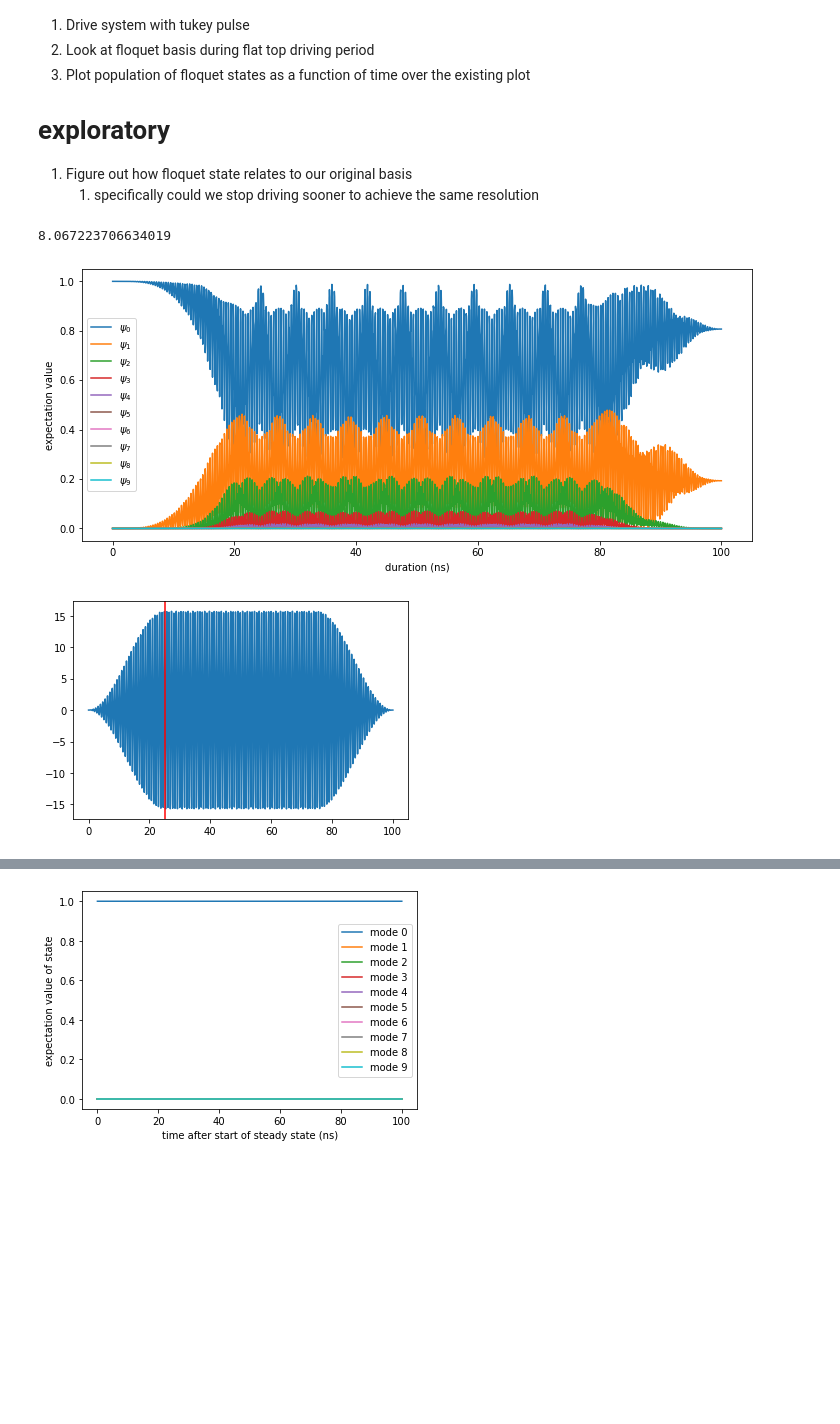
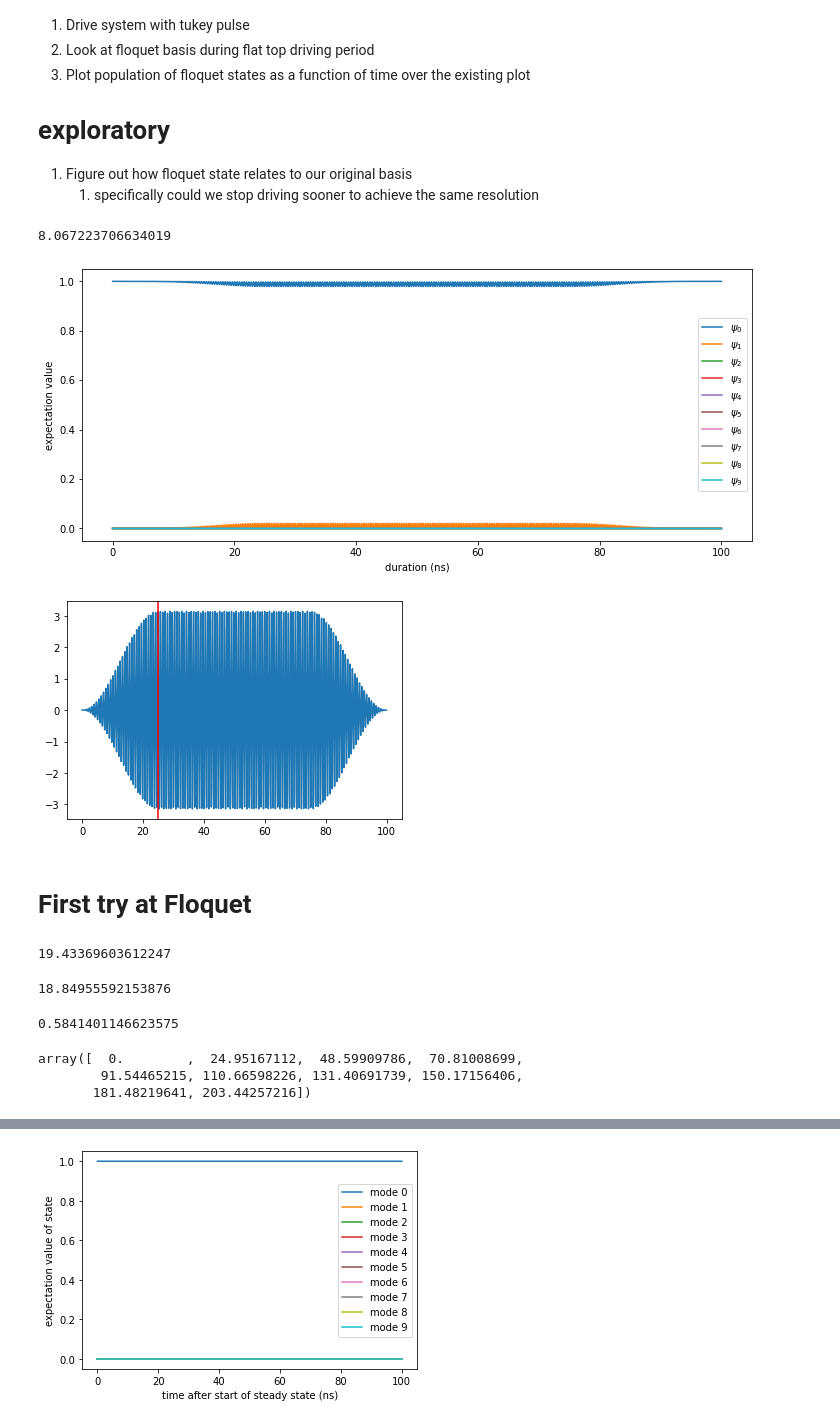
Before and after one commit to david-gorski/subharmonic_superconducting_qubits, a Jupyter notebook: debug/floquet_analysis.ipynb, the cells around one changed output, grey strips where cells are left out. Cells and saved outputs as stored; diff of their text form; code cells hidden in the pictures; blank space fills up the shorter version.

```diff
--- a/debug/floquet_analysis.ipynb
+++ b/debug/floquet_analysis.ipynb
@@ -32,21 +32,21 @@ pass
 1. Figure out how floquet state relates to our original basis
     1. specifically could we stop driving sooner to achieve the same resolution
 # %%
-amp = 2.5 * 2 * np.pi
+amp = 0.5 * 2 * np.pi
 offset = 0.25
 freq = system.first_energy_spacing/3 - offset # angular GHz
 print(freq)
 rc = 0.5
 dur = 100
 tlist = np.linspace(0, dur, dur*20)
 tukey.setup(amp, freq, rc, tlist)
 
 solution = solver.time_evolve(system.H0, system.H1, tukey.pulse_func, tlist, system.basis_states[0], pbar=True)
 
 graph.graph_solution(solution, system)
 # %% [output]
 8.067223706634019
-[figure, old version]
+[figure, new version]
 # %%
 def find_nearest(array, value):
     array = np.asarray(array)
@@ -62,8 +62,10 @@ plt.plot(tlist, tukey.get_pulse(tlist))
 plt.axvline(time_end_starting_ramp, c='red')
 plt.show()
 
-state_at_start_of_steady_state = solution.states[index_at_starting_ramp]
+state_at_start_of_steady_state = solution.states[index_at_starting_ramp+10]
 # %% [output]
-[figure, old version]
+[figure, new version]
+# %% [markdown]
+# First try at Floquet
 # %%
 import qutip.floquet as floquet
@@ -76,0 +92,19 @@ f_coeff = floquet.floquet_state_decomposition(f_modes_0, f_energies, state_at_st
+# %%
+2*np.pi / ((1/3) - offset / 24.95167112)
+# %% [output]
+19.43369603612247
+# %%
+6*np.pi
+# %% [output]
+18.84955592153876
+# %%
+
+period*24.95167112 - (2*np.pi)*3
+# %% [output]
+0.5841401146623575
+# %%
+system.energies
+# %% [output]
+array([  0.        ,  24.95167112,  48.59909786,  70.81008699,
+        91.54465215, 110.66598226, 131.40691739, 150.17156406,
+       181.48219641, 203.44257216])
```
Also changed, not shown: parts of 39 cells of this notebook, 11 other files.
